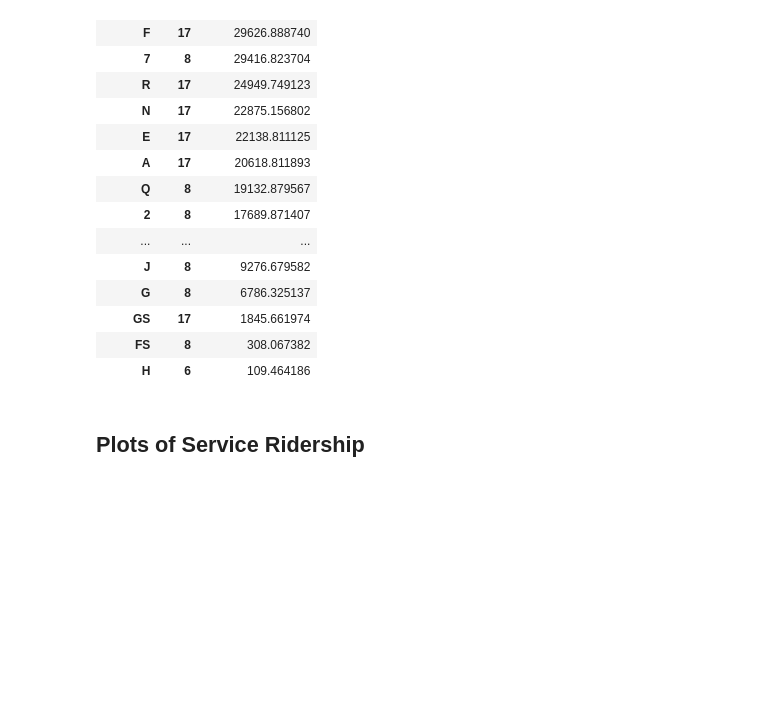
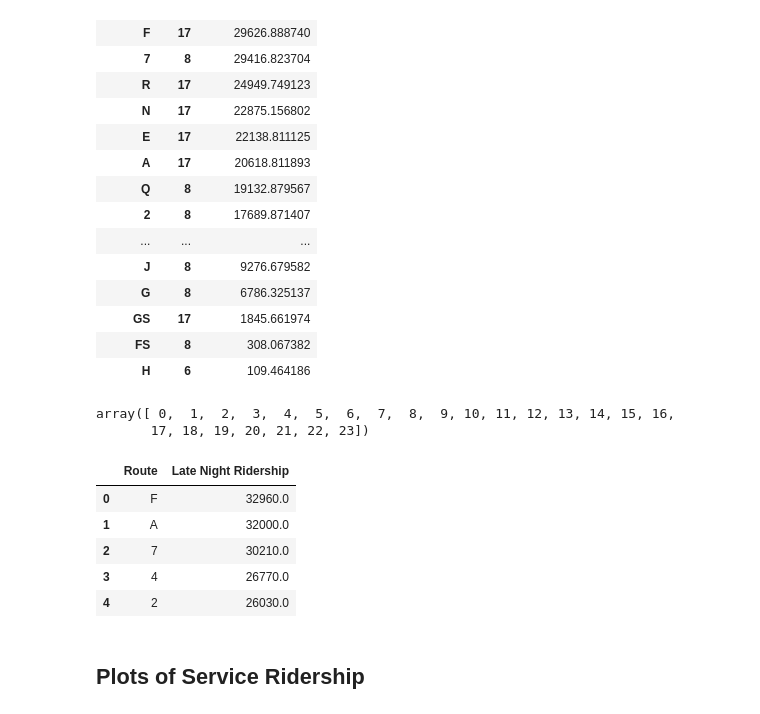
Before and after one commit to gregfeliu/NYC-Subway-Frequencies, a Jupyter notebook: Notebooks_Ridership/1a.Subway_Service_Ridership_Analysis.ipynb, the cells around one changed output. Cells and saved outputs as stored; diff of their text form; code cells hidden in the pictures; blank space fills up the shorter version.

Commit message:
adding in late night ridership comparison

```diff
--- a/Notebooks_Ridership/1a.Subway_Service_Ridership_Analysis.ipynb
+++ b/Notebooks_Ridership/1a.Subway_Service_Ridership_Analysis.ipynb
@@ -93,6 +93,27 @@ max_rush_hour_ridership.sort_values(by='route_id_ridership', ascending=False)
 | GS | 17 | 1845.661974 |
 | FS | 8 | 308.067382 |
 | H | 6 | 109.464186 |
+# %%
+day_hour_ridership.hour.unique()
+# %% [output]
+array([ 0,  1,  2,  3,  4,  5,  6,  7,  8,  9, 10, 11, 12, 13, 14, 15, 16,
+       17, 18, 19, 20, 21, 22, 23])
+# %%
+# late night analysis
+late_night_hour_ridership = day_hour_ridership[day_hour_ridership['hour'].isin([0, 1, 2, 3, 4, 5])]
+# %%
+late_night_total_ridership = pd.DataFrame(late_night_hour_ridership.groupby(['route_id'])['route_id_ridership'].sum())
+late_night_table = late_night_total_ridership.sort_values(by=['route_id_ridership'], ascending=False).reset_index()
+late_night_table.columns = ['Route', 'Late Night Ridership']
+late_night_table = late_night_table.round(-1)
+late_night_table.head()
+# %% [output]
+|  | Route | Late Night Ridership |
+| 0 | F | 32960.0 |
+| 1 | A | 32000.0 |
+| 2 | 7 | 30210.0 |
+| 3 | 4 | 26770.0 |
+| 4 | 2 | 26030.0 |
 # %% [markdown]
 ## Plots of Service Ridership
 # %%
```
